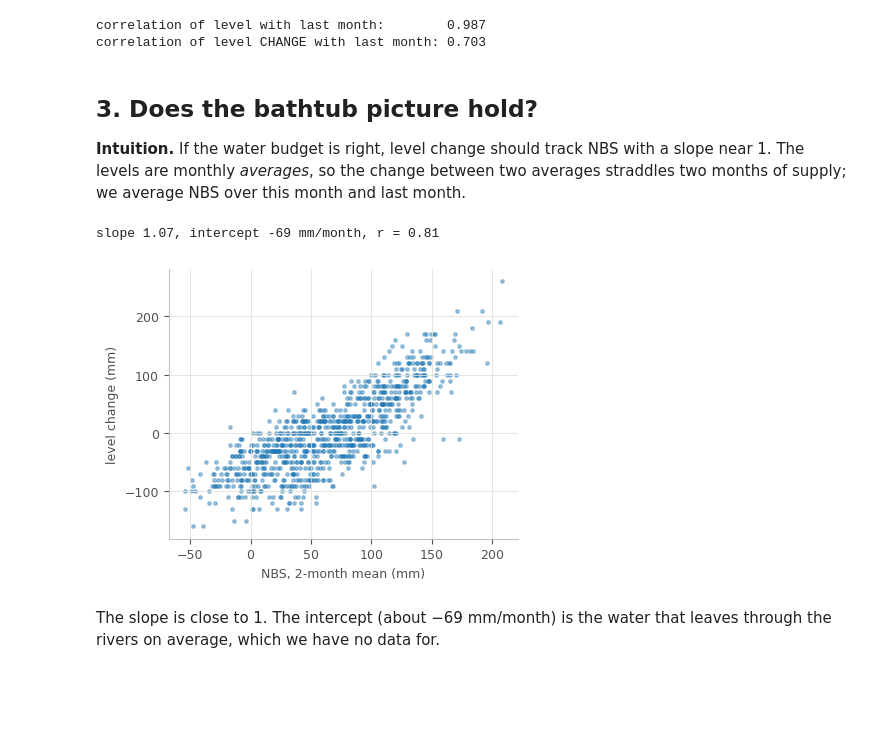
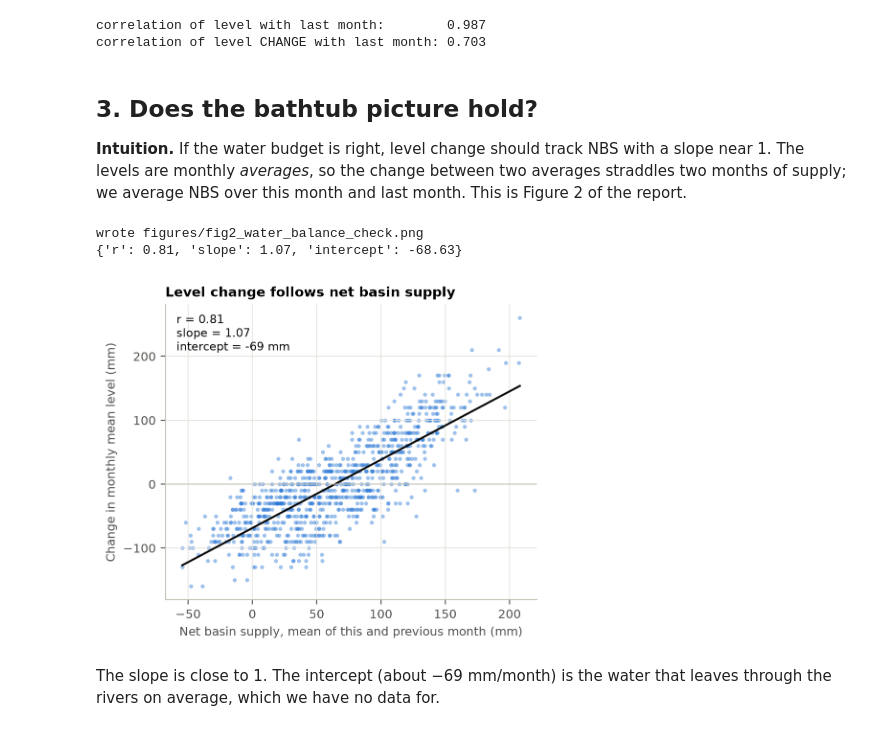
Before and after one commit to samuspdf/Great_Lakes_level, a Jupyter notebook: notebooks/main.ipynb, the cells around one changed output. Cells and saved outputs as stored; diff of their text form; code cells hidden in the pictures; blank space fills up the shorter version.

```diff
--- a/notebooks/main.ipynb
+++ b/notebooks/main.ipynb
@@ -48,17 +45,14 @@ correlation of level CHANGE with last month: 0.703
 # %% [markdown]
 ## 3. Does the bathtub picture hold?
 
-**Intuition.** If the water budget is right, level change should track NBS with a slope near 1. The levels are monthly *averages*, so the change between two averages straddles two months of supply; we average NBS over this month and last month.
+**Intuition.** If the water budget is right, level change should track NBS with a slope near 1. The levels are monthly *averages*, so the change between two averages straddles two months of supply; we average NBS over this month and last month. This is Figure 2 of the report.
 # %%
-nbs2 = (df.nbs_mm + df.nbs_mm.shift()) / 2
-ok = nbs2.notna()
-slope, intercept = np.polyfit(nbs2[ok], df.dlevel_mm[ok], 1)
-print(f'slope {slope:.2f}, intercept {intercept:.0f} mm/month, r = {np.corrcoef(nbs2[ok], df.dlevel_mm[ok])[0,1]:.2f}')
-plt.figure(figsize=(4.5,3.5)); plt.scatter(nbs2, df.dlevel_mm, s=6, alpha=.4)
-plt.xlabel('NBS, 2-month mean (mm)'); plt.ylabel('level change (mm)');
+print({k: round(float(v), 2) for k, v in fig2_water_balance(df).items()})
+display(Image(str(FIGURES / "fig2_water_balance_check.png"), width=450))
 # %% [output]
-slope 1.07, intercept -69 mm/month, r = 0.81
+wrote figures/fig2_water_balance_check.png
+{'r': 0.81, 'slope': 1.07, 'intercept': -68.63}
-[figure, old version]
+[figure, new version]
 # %% [markdown]
 The slope is close to 1. The intercept (about −69 mm/month) is the water that leaves through the rivers on average, which we have no data for.
 # %% [markdown]
```
Also changed, not shown: parts of 21 cells of this notebook, 12 other files.
